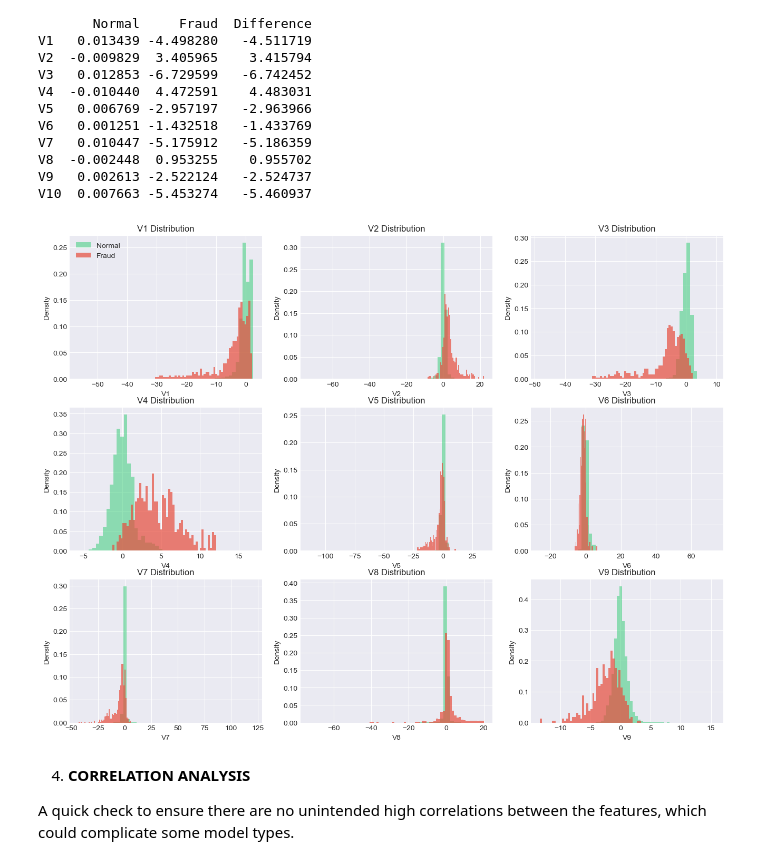
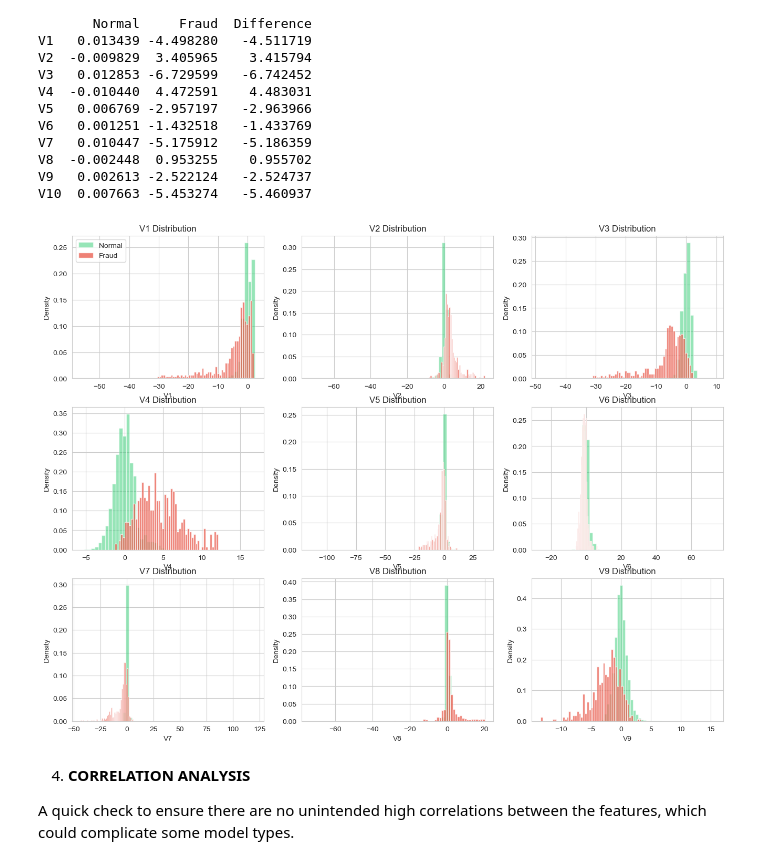
Before and after one commit to mwendemichelle4-dev/Credit-Card-Fraud-Detection-Analysis, a Jupyter notebook: Notebook.ipynb, the cells around one changed output. Saved outputs shown, nothing was run; the diff lists cells and outputs as text; code cells hidden in the pictures.

```diff
--- a/Notebook.ipynb
+++ b/Notebook.ipynb
@@ -116,9 +116,6 @@ import numpy as np
 import matplotlib.pyplot as plt
 import seaborn as sns
 import warnings
-
-# Datetime
-import datetime
 
 # Preprocessing and model selection
 from sklearn.model_selection import train_test_split, StratifiedKFold, cross_val_score, RandomizedSearchCV
@@ -139,11 +136,10 @@ from sklearn.ensemble import RandomForestClassifier
 from sklearn.tree import DecisionTreeClassifier
 from sklearn.neighbors import KNeighborsClassifier
 
-# from xgboost import XGBClassifier
 
 # Settings
 warnings.filterwarnings('ignore')
-plt.style.use('seaborn-v0_8-darkgrid')
+sns.set_style("whitegrid")
 # %% [markdown]
 Now lets load our dataset.
 # %%
@@ -455,18 +451,18 @@ V10  0.007663 -5.453274   -5.460937
 # %%
 # Visualize some V features
 fig, axes = plt.subplots(3, 3, figsize=(16, 12))
 axes = axes.ravel()
 
 for i, col in enumerate(v_cols[:9]):  # First 9 V features
-    axes[i].hist(normal_data[col], bins=50, alpha=0.5, label='Normal', color='#2ecc71', density=True)
-    axes[i].hist(fraud_data[col], bins=50, alpha=0.7, label='Fraud', color='#e74c3c', density=True)
+    axes[i].hist(data_normal[col], bins=50, alpha=0.5, label='Normal', color='#2ecc71', density=True)
+    axes[i].hist(data_fraud[col], bins=50, alpha=0.7, label='Fraud', color='#e74c3c', density=True)
     axes[i].set_xlabel(col)
     axes[i].set_ylabel('Density')
     axes[i].set_title(f'{col} Distribution')
     if i == 0:
         axes[i].legend()
 # %% [output]
-[figure, old version]
+[figure, new version]
 # %% [markdown]
 4. **CORRELATION ANALYSIS**
 
```
Also changed, not shown: parts of 19 cells of this notebook.
